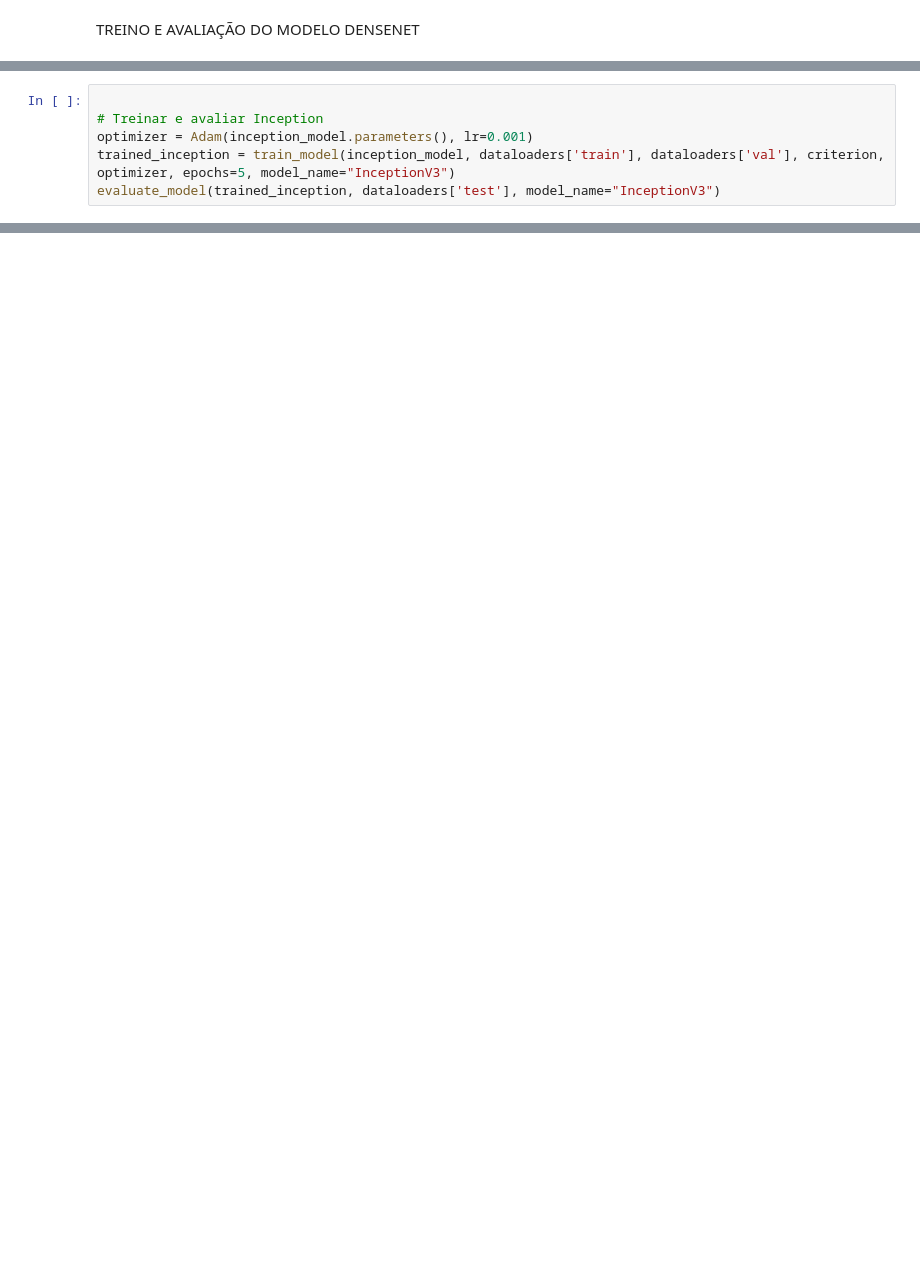
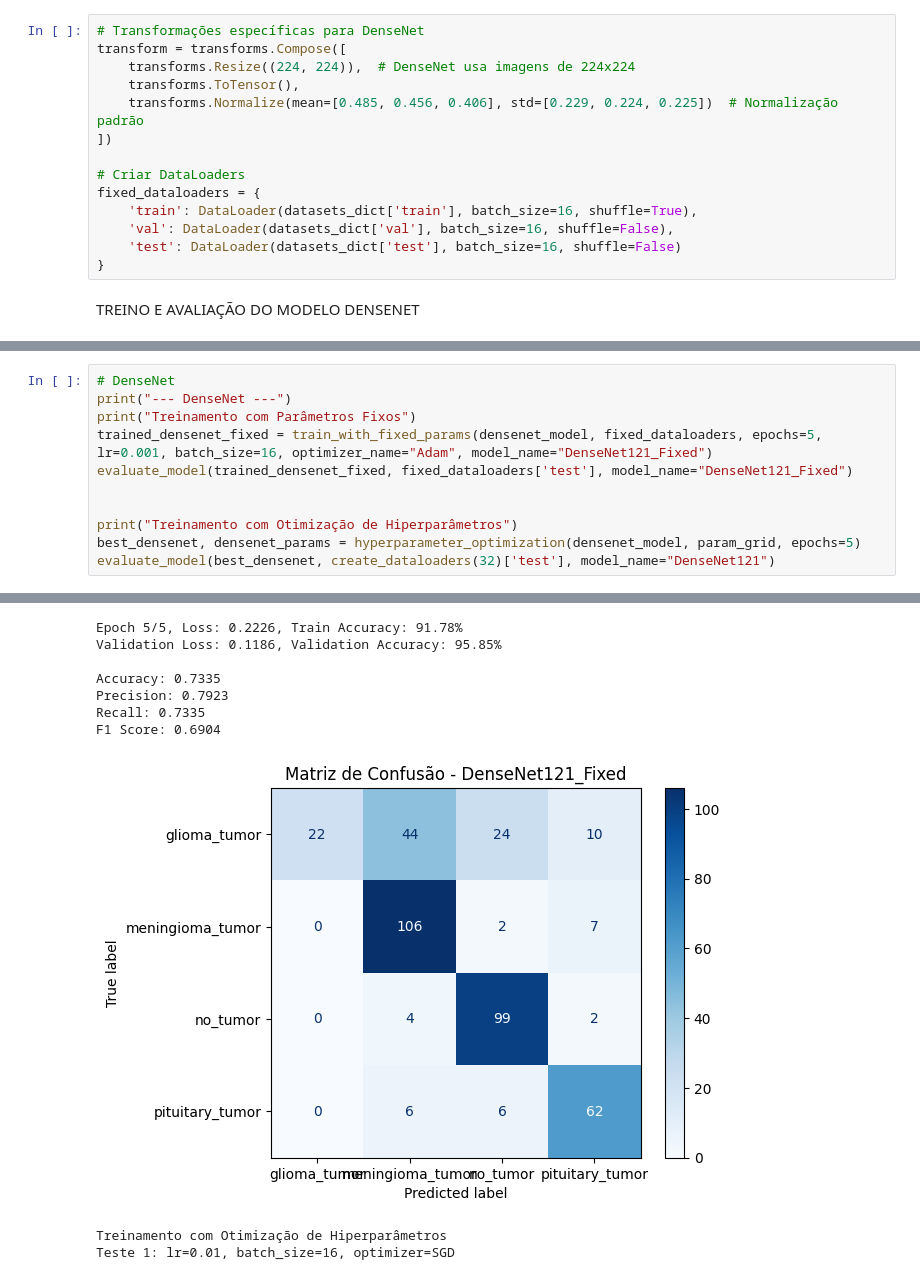
Before and after one commit to FilipeFViana/MRICLASSIFICATION, a Jupyter notebook: mri_tumor_classification.ipynb, the cells around one changed output, grey strips where cells are left out. Drawn from its saved outputs; the diff is of its cells as text; blank space fills up the shorter version.

```diff
--- a/mri_tumor_classification.ipynb
+++ b/mri_tumor_classification.ipynb
@@ -196,2 +348,16 @@ evaluate_model(trained_resnet, dataloaders['test'], model_name="ResNet18")
+# %%
+# Transformações específicas para DenseNet
+transform = transforms.Compose([
+    transforms.Resize((224, 224)),  # DenseNet usa imagens de 224x224
+    transforms.ToTensor(),
+    transforms.Normalize(mean=[0.485, 0.456, 0.406], std=[0.229, 0.224, 0.225])  # Normalização padrão
+])
+
+# Criar DataLoaders
+fixed_dataloaders = {
+    'train': DataLoader(datasets_dict['train'], batch_size=16, shuffle=True),
+    'val': DataLoader(datasets_dict['val'], batch_size=16, shuffle=False),
+    'test': DataLoader(datasets_dict['test'], batch_size=16, shuffle=False)
+}
 # %% [markdown]
 TREINO E AVALIAÇÃO DO MODELO DENSENET
@@ -205,6 +364,12 @@ TREINO E AVALIAÇÃO DO MODELO INCEPTION V3
-# %%
-
-# Treinar e avaliar Inception
-optimizer = Adam(inception_model.parameters(), lr=0.001)
-trained_inception = train_model(inception_model, dataloaders['train'], dataloaders['val'], criterion, optimizer, epochs=5, model_name="InceptionV3")
-evaluate_model(trained_inception, dataloaders['test'], model_name="InceptionV3")
+# %%
+# DenseNet
+print("--- DenseNet ---")
+print("Treinamento com Parâmetros Fixos")
+trained_densenet_fixed = train_with_fixed_params(densenet_model, fixed_dataloaders, epochs=5, lr=0.001, batch_size=16, optimizer_name="Adam", model_name="DenseNet121_Fixed")
+evaluate_model(trained_densenet_fixed, fixed_dataloaders['test'], model_name="DenseNet121_Fixed")
+
+
+print("Treinamento com Otimização de Hiperparâmetros")
+best_densenet, densenet_params = hyperparameter_optimization(densenet_model, param_grid, epochs=5)
+evaluate_model(best_densenet, create_dataloaders(32)['test'], model_name="DenseNet121")
+# %% [output]
@@ -210,0 +386,10 @@ evaluate_model(trained_inception, dataloaders['test'], model_name="InceptionV3")
+Epoch 5/5, Loss: 0.2226, Train Accuracy: 91.78%
+Validation Loss: 0.1186, Validation Accuracy: 95.85%
+
+Accuracy: 0.7335
+Precision: 0.7923
+Recall: 0.7335
+F1 Score: 0.6904
+[figure, added]
+Treinamento com Otimização de Hiperparâmetros
+Teste 1: lr=0.01, batch_size=16, optimizer=SGD
```
Also changed, not shown: parts of 13 cells of this notebook, 23 other files.
